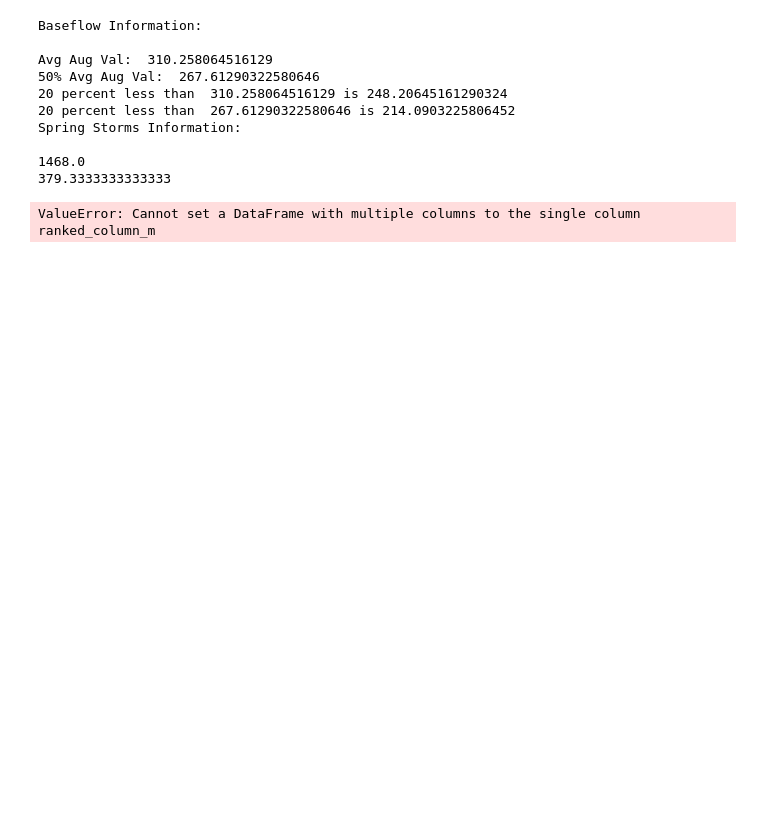
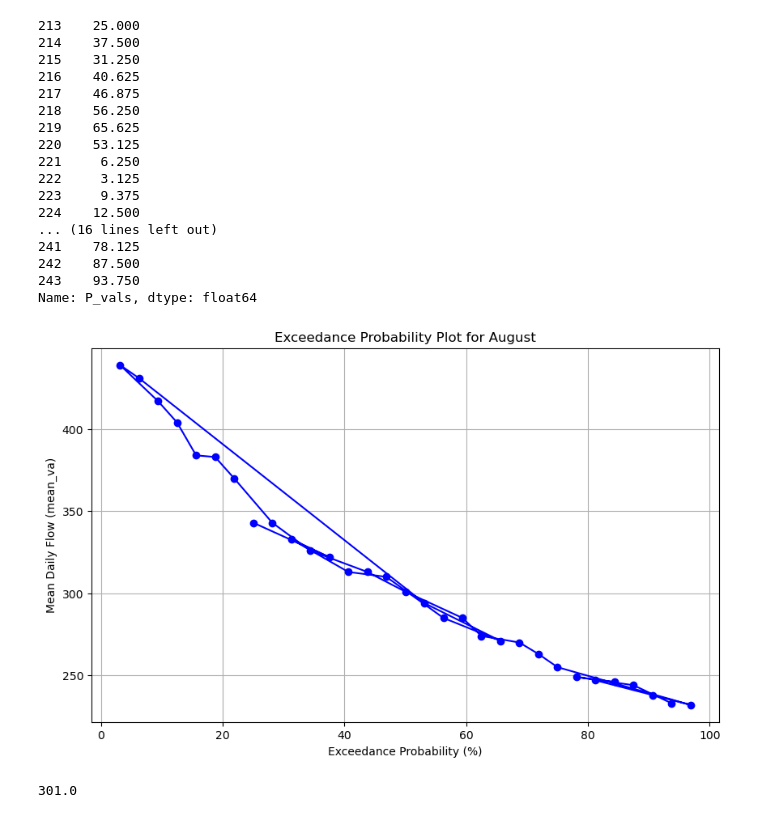
Before and after one commit to shinapatel/Recalculating_Flow_CCDFs, a Jupyter notebook: CCDFs.ipynb, the cells around one changed output. Saved outputs shown, nothing was run; the diff lists cells and outputs as text; code cells hidden in the pictures; blank space fills up the shorter version.

```diff
--- a/CCDFs.ipynb
+++ b/CCDFs.ipynb
@@ -96,3 +56,40 @@ def CCDF_aug_avg_daily_exceedance_flow(file_name):
+# %%
+#Testing with Average Daily Exceedance Flow Equation
+def CCDF_aug_avg_daily_exceedance_flow(file_name):
+
+    df = pd.read_csv(file_name + ".csv")
+
+    august_data = df[df['month_nu'] == 8].copy()
+
+    august_data['ranked_column_m'] = august_data['mean_va'].rank(method='first', ascending=False)
+
+    august_data['row_number'] = range(1, len(august_data) + 1)
+
+    august_data['P_vals'] = float('nan')
+
+    n = len(august_data)
+
+    for index, row in august_data.iterrows():
+        P = 100 * ((row['ranked_column_m'])/(n + 1))
+        august_data.at[index, 'P_vals'] = P
+
+    #print(august_data)
+    print(august_data['P_vals'])
+
+    august_data.sort_values(by= ['mean_va', 'P_vals'], ascending=False)
+
+    plt.figure(figsize=(10, 6))
+    plt.plot(august_data['P_vals'], august_data['mean_va'], marker='o', linestyle='-', color='b')
+    plt.xlabel('Exceedance Probability (%)')
+    plt.ylabel('Mean Daily Flow (mean_va)')
+    plt.title('Exceedance Probability Plot for August')
+    plt.grid(True)
+    plt.show()
+
+    P_value_to_find = 50
+    mean_va_at_50 = np.interp(P_value_to_find, august_data['P_vals'], august_data['mean_va'])
+
+    print(mean_va_at_50)
 # %%
 #Testing with Average Daily Exceedance Flow Equation
 def CCDF_spring_flow_avg_daily_exceedance_flow(file_name):
@@ -118,18 +136,27 @@ def CCDF_spring_flow_avg_daily_exceedance_flow(file_name):
 # %%
-CCDF_baseflow('wallstreet_data')
-CCDF_spring_storms('wallstreet_data')
+# CCDF_baseflow('wallstreet_data')
+# CCDF_spring_storms('wallstreet_data')
 
 CCDF_aug_avg_daily_exceedance_flow('wallstreet_data')
-#CCDF_spring_flow_avg_daily_exceedance_flow('wallstreet_data')
+#CCDF_aug_avg_daily_exceedance_flow('wallstreet_aug_data')
+# CCDF_spring_flow_avg_daily_exceedance_flow('wallstreet_data')
 # %% [output]
-Baseflow Information:
-
-Avg Aug Val:  310.258064516129
-50% Avg Aug Val:  267.61290322580646
-20 percent less than  310.258064516129 is 248.20645161290324
-20 percent less than  267.61290322580646 is 214.0903225806452
-Spring Storms Information:
-
-1468.0
-379.3333333333333
+213    25.000
+214    37.500
+215    31.250
+216    40.625
+217    46.875
+218    56.250
+219    65.625
+220    53.125
+221     6.250
+222     3.125
+223     9.375
+224    12.500
+... (16 lines left out)
+241    78.125
+242    87.500
+243    93.750
+Name: P_vals, dtype: float64
+[figure, added]
-ValueError: Cannot set a DataFrame with multiple columns to the single column ranked_column_m
+301.0
```
Also changed, not shown: parts of 3 cells of this notebook, 3 other files.
